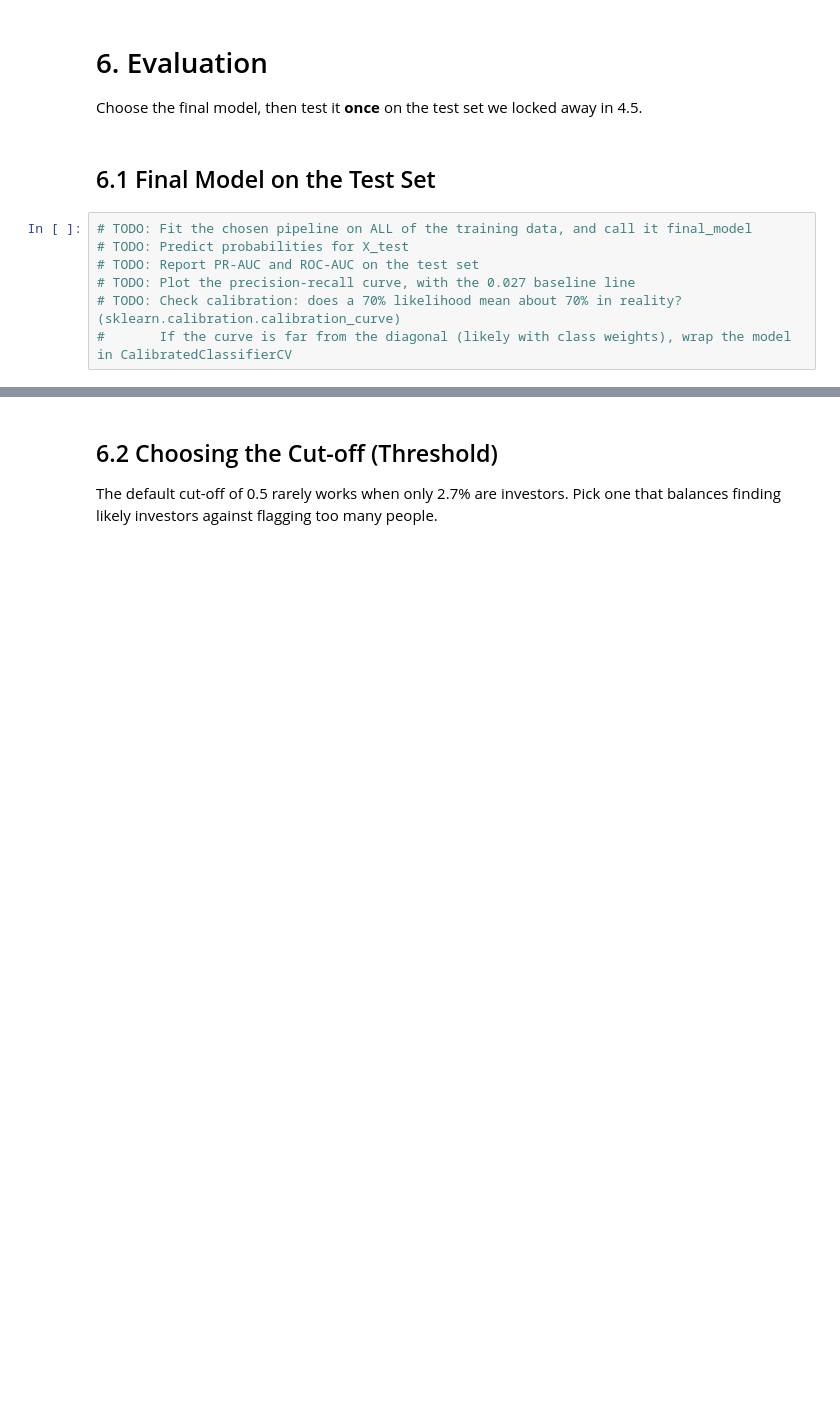
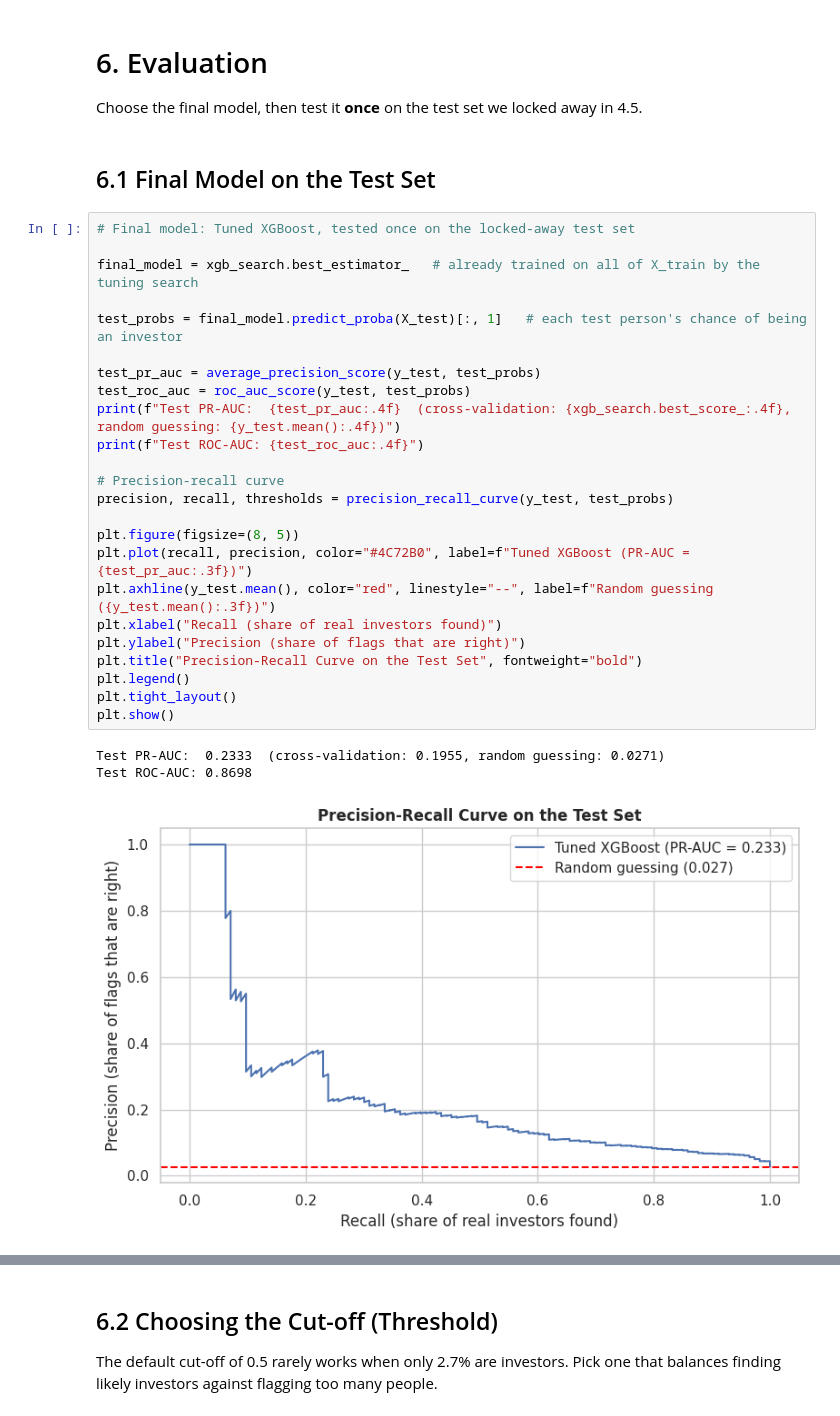
Before and after one commit to Fascos/investment-readiness-capstone-project, a Jupyter notebook: index.ipynb, the cells around one changed output, grey strips where cells are left out. Cells and saved outputs as stored; diff of their text form; blank space fills up the shorter version.

```diff
--- a/index.ipynb
+++ b/index.ipynb
@@ -1182,10 +1817,31 @@ Either way, the final model stays **without** sex.
 Choose the final model, then test it **once** on the test set we locked away in 4.5.
 # %% [markdown]
 ## 6.1 Final Model on the Test Set
-# %%
-# TODO: Fit the chosen pipeline on ALL of the training data, and call it final_model
-# TODO: Predict probabilities for X_test
-# TODO: Report PR-AUC and ROC-AUC on the test set
-# TODO: Plot the precision-recall curve, with the 0.027 baseline line
-# TODO: Check calibration: does a 70% likelihood mean about 70% in reality? (sklearn.calibration.calibration_curve)
-#       If the curve is far from the diagonal (likely with class weights), wrap the model in CalibratedClassifierCV
+# %%
+# Final model: Tuned XGBoost, tested once on the locked-away test set
+
+final_model = xgb_search.best_estimator_   # already trained on all of X_train by the tuning search
+
+test_probs = final_model.predict_proba(X_test)[:, 1]   # each test person's chance of being an investor
+
+test_pr_auc = average_precision_score(y_test, test_probs)
+test_roc_auc = roc_auc_score(y_test, test_probs)
+print(f"Test PR-AUC:  {test_pr_auc:.4f}  (cross-validation: {xgb_search.best_score_:.4f}, random guessing: {y_test.mean():.4f})")
+print(f"Test ROC-AUC: {test_roc_auc:.4f}")
+
+# Precision-recall curve
+precision, recall, thresholds = precision_recall_curve(y_test, test_probs)
+
+plt.figure(figsize=(8, 5))
+plt.plot(recall, precision, color="#4C72B0", label=f"Tuned XGBoost (PR-AUC = {test_pr_auc:.3f})")
+plt.axhline(y_test.mean(), color="red", linestyle="--", label=f"Random guessing ({y_test.mean():.3f})")
+plt.xlabel("Recall (share of real investors found)")
+plt.ylabel("Precision (share of flags that are right)")
+plt.title("Precision-Recall Curve on the Test Set", fontweight="bold")
+plt.legend()
+plt.tight_layout()
+plt.show()
+# %% [output]
+Test PR-AUC:  0.2333  (cross-validation: 0.1955, random guessing: 0.0271)
+Test ROC-AUC: 0.8698
+[figure, added]
```
Also changed, not shown: parts of 85 cells of this notebook.
